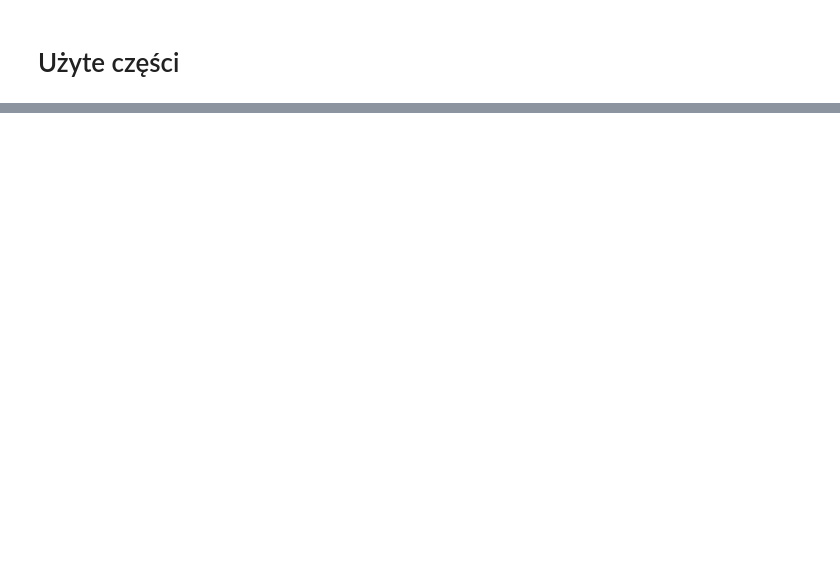
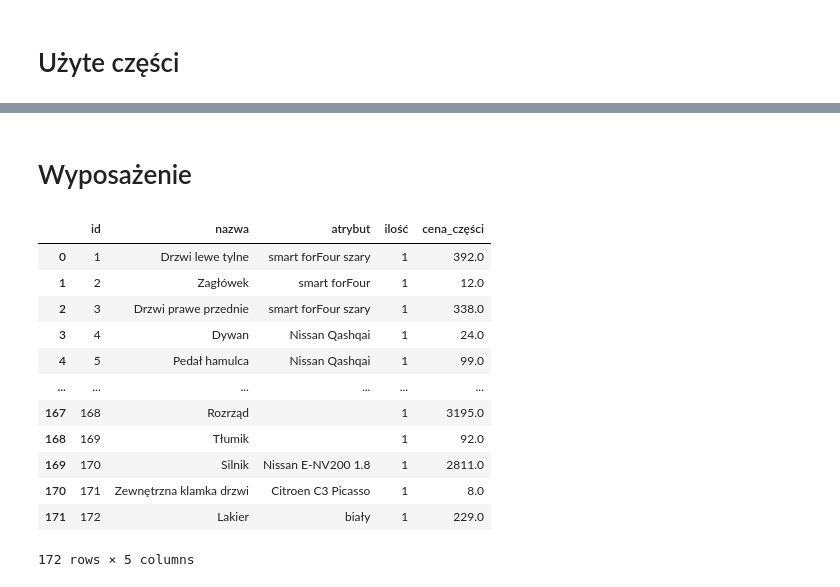
Before and after one commit to knaimadd/BazyDanychKuby, a Jupyter notebook: wypełnianie/tables_fill.ipynb, the cells around one changed output, grey strips where cells are left out. Drawn from its saved outputs; the diff is of its cells as text; code cells hidden in the pictures; blank space fills up the shorter version.

Commit message:
tabela wyposażenie

```diff
--- a/wypełnianie/tables_fill.ipynb
+++ b/wypełnianie/tables_fill.ipynb
@@ -412,9 +412,9 @@ print(all_car_parts_indexes)
 # %%
-#print(df_samochody.loc()[1]) # - samochód o indeksie 0
+#df_samochody.loc()[1] - samochód o indeksie 0
 
 def create_part(id, car):
     part = data_parts.loc()[id]
-    if part['atrybuty']:
+    if type(part['atrybuty']) != float:
         attributes = part['atrybuty'].split()
         for i in range(len(attributes)):
             if attributes[i] == 'marka':
@@ -427,13 +427,14 @@ def create_part(id, car):
                 attributes[i] = 'R' + str(rng.choice([15, 16, 17]))
             if attributes[i] == 'material':
                 attributes[i] = rng.choice(['skóra', 'materiał'], p=[0.2, 0.8])
-            if attributes[i] == 'pojemność':
-                attributes[i] = car['pojemność_silnika']
+            if attributes[i] == 'pojemnosc':
+                attributes[i] = str(car['pojemność_silnika'])
             if attributes[i] == 'skrzynia':
-                attributes[i] = car['skrzynia_biegów']
+                attributes[i] = str(car['skrzynia_biegów'])
     else:
         attributes = ''
-    return part['część'], ' '.join(attributes)
+    price = np.round(np.floor(part['cena']*car['pojemność_silnika']/1.8 * rng.uniform(0.8, 1.2)), 3)
+    return part['część'], ' '.join(attributes), price
 
 parts = []
 for element in all_car_parts_indexes:
@@ -442,4 +443,7 @@ for element in all_car_parts_indexes:
     for part_id in parts_id:
         parts.append(create_part(part_id, car))
 
-print(np.array(parts))
+parts = np.array(parts)
+parts_df = pd.DataFrame(parts, columns=['część', 'atrybuty', 'cena']).drop_duplicates(['część', 'atrybuty', 'cena'])
+parts_df['id'] = np.arange(1, len(parts_df)+1)
+parts_df = parts_df[['id', 'część', 'atrybuty', 'cena']]
@@ -448,0 +466,32 @@ AttributeError: 'float' object has no attribute 'split'
+# %% [markdown]
+# Wyposażenie
+# %%
+eq_len = len(parts_df)
+equipment_id = parts_df['id']
+equipment_name = parts_df['część']
+equipment_quantity = np.ones(eq_len).astype(int) #to później zmienić
+equipment_attr = parts_df['atrybuty']
+equipment_price = parts_df['cena']
+
+df_equipment = pd.DataFrame()
+df_equipment['id'] = equipment_id
+df_equipment['nazwa'] = equipment_name
+df_equipment['atrybut'] = equipment_attr
+df_equipment['ilość'] = equipment_quantity
+df_equipment['cena_części'] = equipment_price
+# %%
+df_equipment
+# %% [output]
+|  | id | nazwa | atrybut | ilość | cena_części |
+| 0 | 1 | Drzwi lewe tylne | smart forFour szary | 1 | 392.0 |
+| 1 | 2 | Zagłówek | smart forFour | 1 | 12.0 |
+| 2 | 3 | Drzwi prawe przednie | smart forFour szary | 1 | 338.0 |
+| 3 | 4 | Dywan | Nissan Qashqai | 1 | 24.0 |
+| 4 | 5 | Pedał hamulca | Nissan Qashqai | 1 | 99.0 |
+| ... | ... | ... | ... | ... | ... |
+| 167 | 168 | Rozrząd |  | 1 | 3195.0 |
+| 168 | 169 | Tłumik |  | 1 | 92.0 |
+| 169 | 170 | Silnik | Nissan E-NV200 1.8 | 1 | 2811.0 |
+| 170 | 171 | Zewnętrzna klamka drzwi | Citroen C3 Picasso | 1 | 8.0 |
+| 171 | 172 | Lakier | biały | 1 | 229.0 |
+172 rows × 5 columns
```
Also changed, not shown: parts of 10 cells of this notebook, 2 other files.
